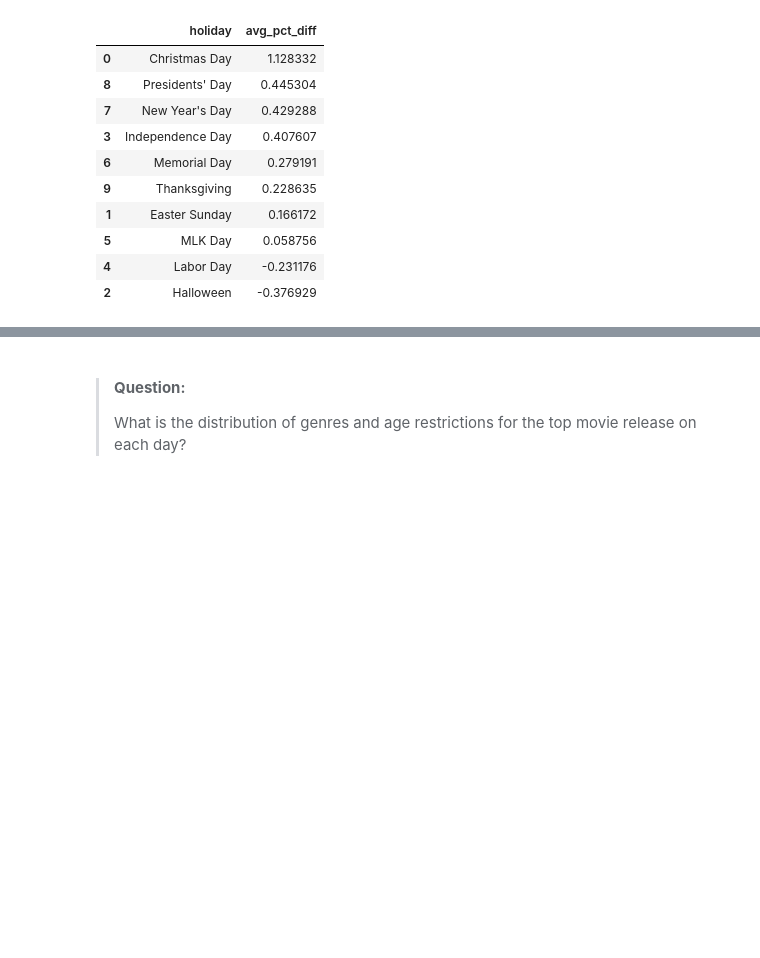
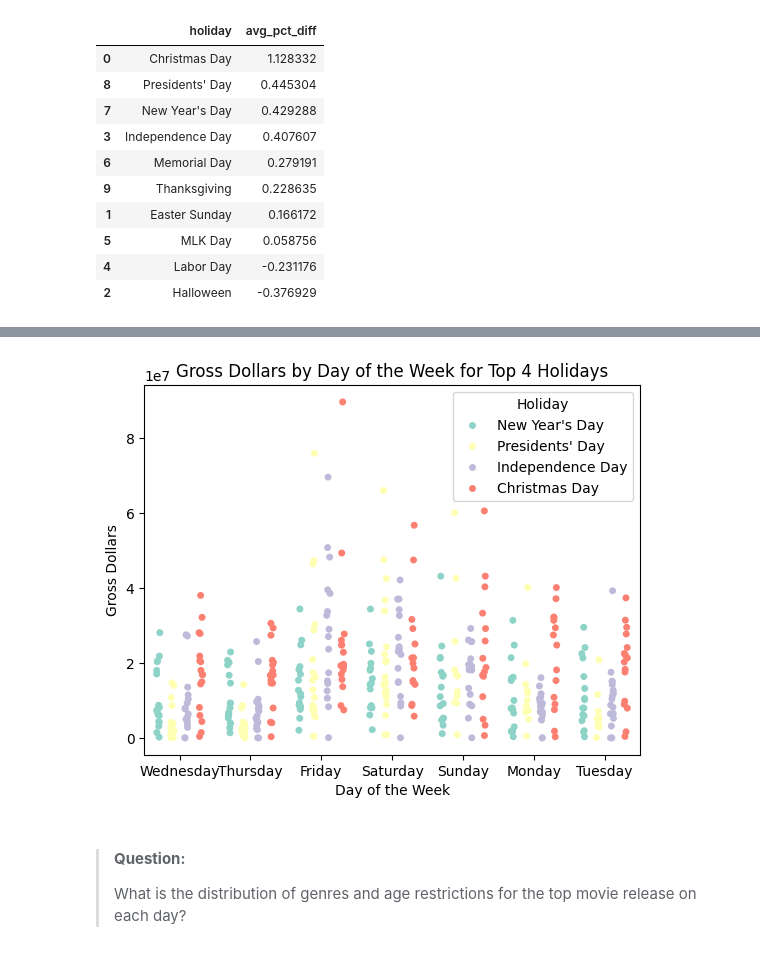
Before and after one commit to charJin/movie-theaters-analysis, a Jupyter notebook: notebooks/Analysis with questions.ipynb, the cells around one changed output, grey strips where cells are left out. Drawn from its saved outputs; the diff is of its cells as text; code cells hidden in the pictures; blank space fills up the shorter version.

```diff
--- a/notebooks/Analysis with questions.ipynb
+++ b/notebooks/Analysis with questions.ipynb
@@ -524,3 +523,19 @@ plt.show()
+# %%
+sns.stripplot(
+    data=top_holiday_data,
+    x='day',
+    y='gross_dollars',
+    hue='holiday',
+    palette='Set3',
+    dodge=True
+)
+plt.title("Gross Dollars by Day of the Week for Top 4 Holidays")
+plt.xlabel("Day of the Week")
+plt.ylabel("Gross Dollars")
+plt.legend(title='Holiday')
+plt.show()
+# %% [output]
+[figure, added]
 # %% [markdown]
 >#### **Question:**
 >What is the distribution of genres and age restrictions for the top movie release on each day?
```
Also changed, not shown: parts of 1 cell of this notebook.
